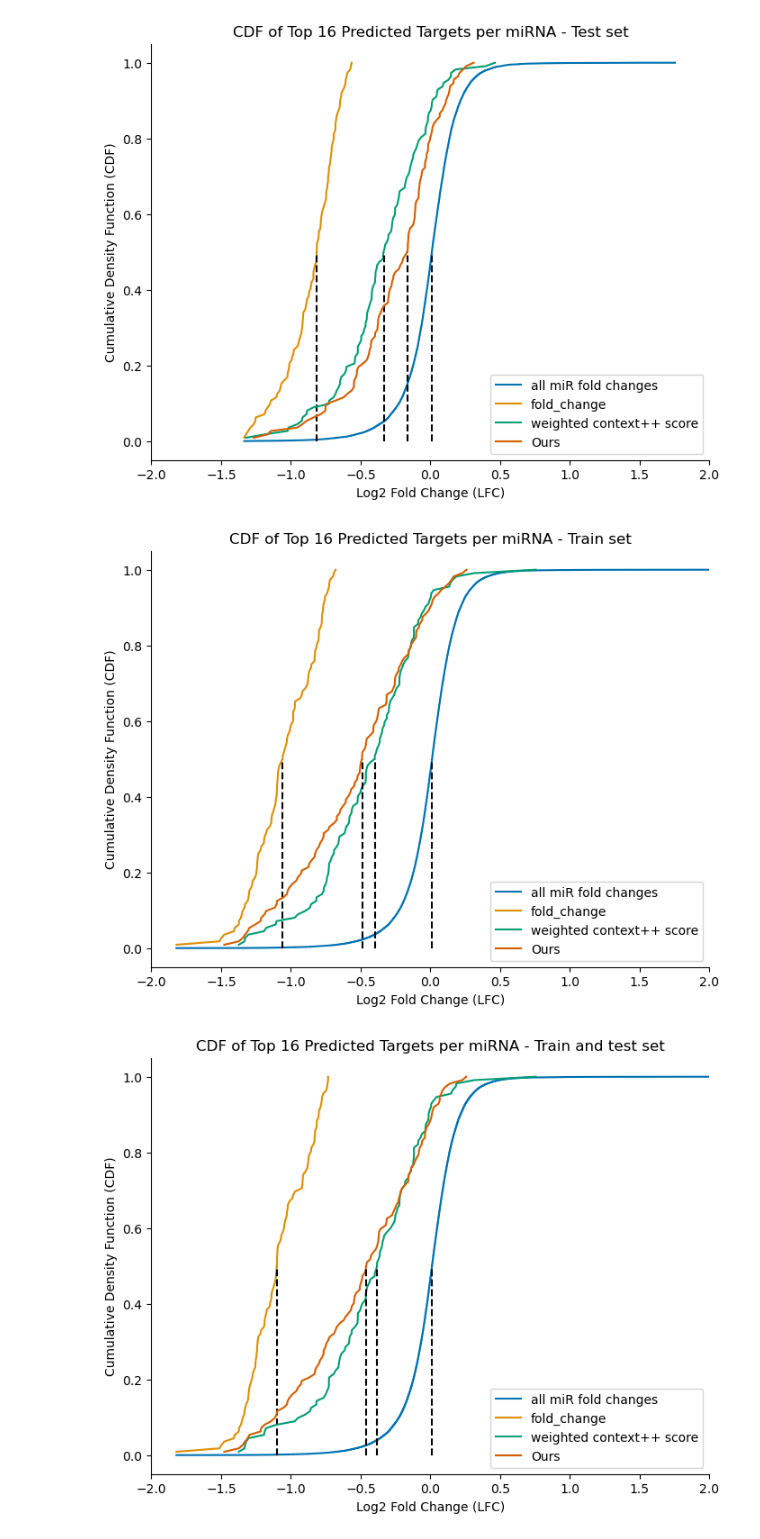
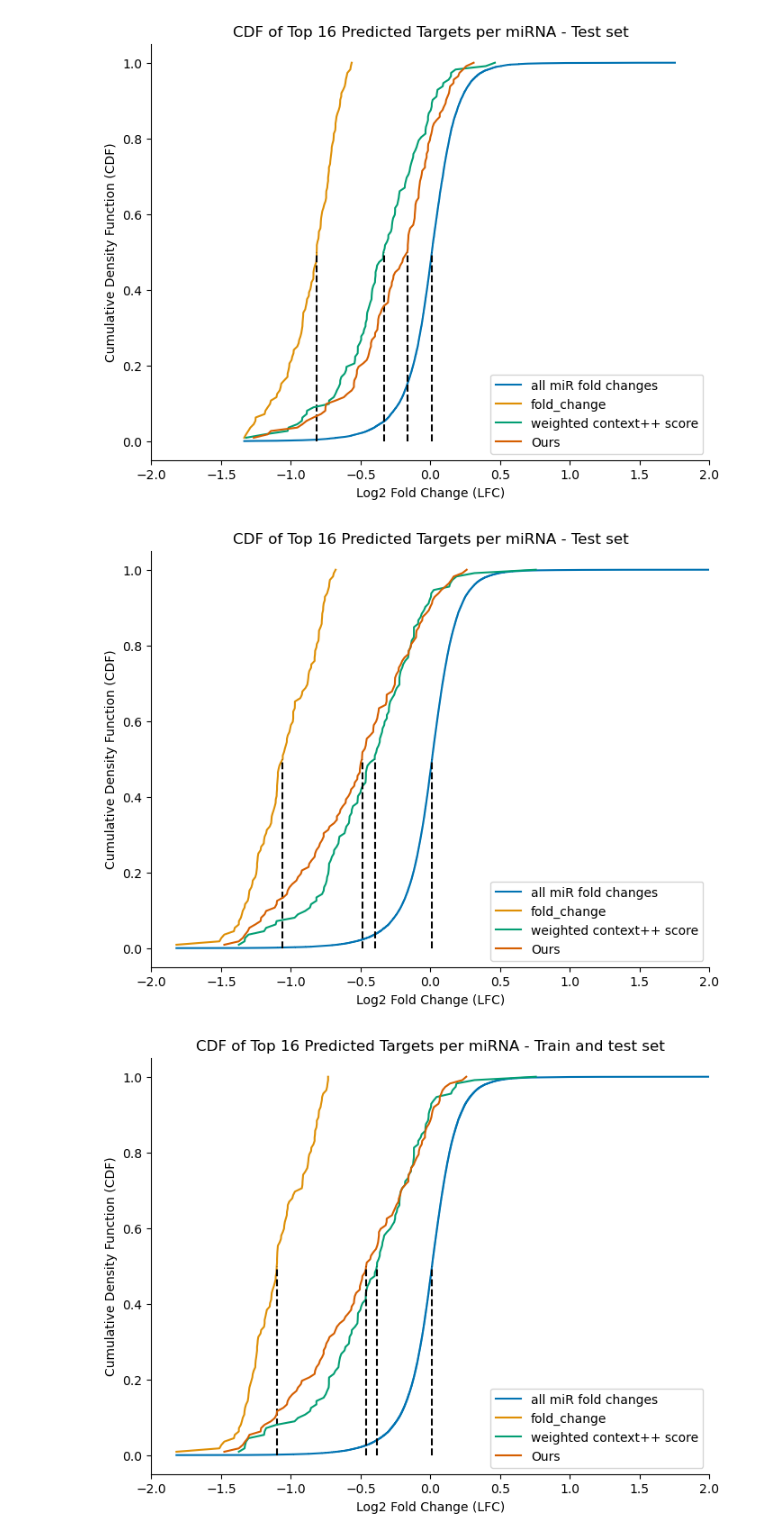
Before and after one commit to ML-Bioinfo-CEITEC/miRNA, a Jupyter notebook: examples/ML_training_and_evaluation.regression.ipynb, the cells around one changed output. Drawn from its saved outputs; the diff is of its cells as text; code cells hidden in the pictures.

Commit message:
update cdfs plot function

```diff
--- a/examples/ML_training_and_evaluation.regression.ipynb
+++ b/examples/ML_training_and_evaluation.regression.ipynb
@@ -157,18 +152,13 @@ plot_multiple_cdfs_with_medians(dataframes, labels, [y_test_fc], ['all miR fold
 # %% [output]
 [figure]
 # %%
-our_preds_train = pd.DataFrame({
-    'miRNA': data_train.miRNA,
-    'Ours': y_pred_seeds_signal_tree_train_fc,
-    'fold_change': y_train_fc,
-})
+data_train['Ours'] = y_pred_seeds_signal_tree_train_fc
+data_train['all miR fold changes'] = y_train_fc
 
-dataframes = [data_train, data_train, our_preds_train]
-labels = ['fold_change', 'weighted context++ score', 'Ours']
-
-plot_multiple_cdfs_with_medians(dataframes, labels, [y_train_fc], ['all miR fold changes'], 'Train set', 16)
+pred_columns = ['fold_change', 'weighted context++ score', 'Ours']
+plot_multiple_cdfs_with_medians(data_train, pred_columns, ['all miR fold changes'], 'Test set', 16)
 # %% [output]
-[figure, old version]
+[figure, new version]
 # %%
 df_train_test = pd.concat([data_train, data_test], ignore_index=True)
 
```
Also changed, not shown: parts of 2 cells of this notebook, 1 other file.
